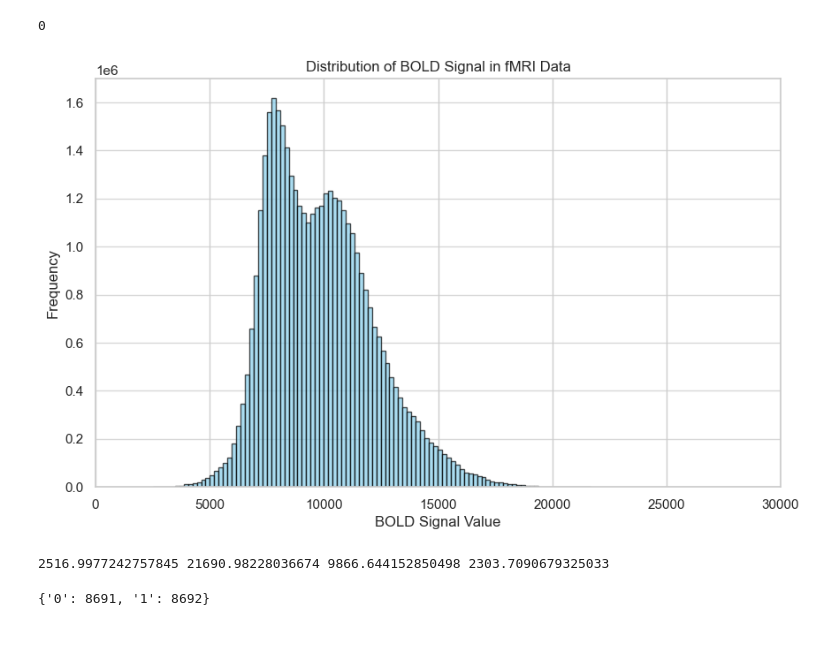
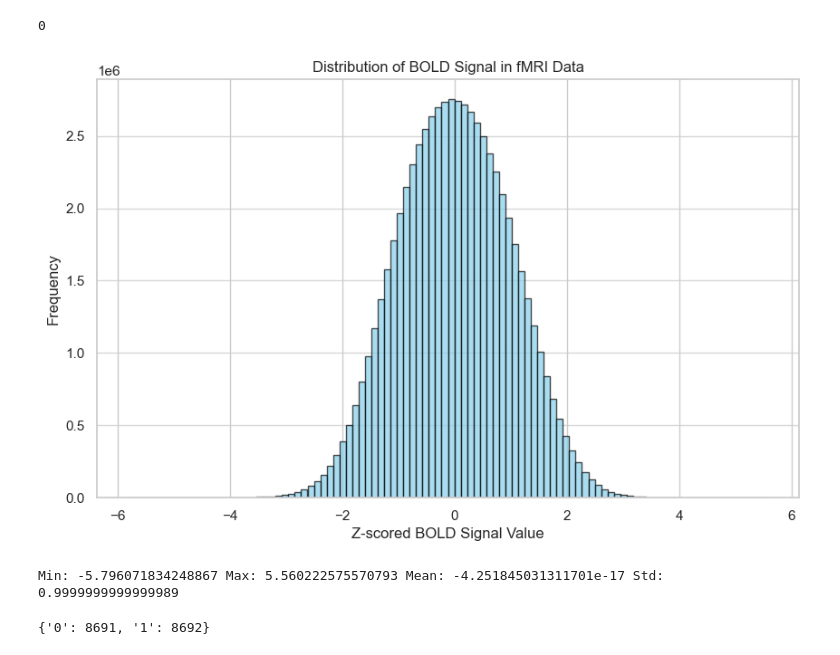
Before and after one commit to aarnol/BolT, a Jupyter notebook: Analysis/Plotting/dataVisualization.ipynb, the cells around one changed output. Saved outputs shown, nothing was run; the diff lists cells and outputs as text; code cells hidden in the pictures.

```diff
--- a/Analysis/Plotting/dataVisualization.ipynb
+++ b/Analysis/Plotting/dataVisualization.ipynb
@@ -9,37 +9,50 @@ import seaborn as sns
 # %%
 #load the fmri data
 
-fmri_data = torch.load('./../../Dataset/Data/hcpWM_sphere_15_sub3.save')
+fmri_data = torch.load('./../../Dataset/Data/hcpWM_sphere30_sphere107.save')
 print(fmri_data[0]['pheno']['label'])
 # %% [output]
 0
 # %%
-#get fmri BOLD signal overall distribution
-#plot the distribution of the fmri data
+import numpy as np
+import matplotlib.pyplot as plt
+import seaborn as sns
+
+# Styling
 sns.set(style="whitegrid")
 sns.set_palette("pastel")
 sns.set_context("notebook")
 sns.set_style("whitegrid")
+
+# Z-score function
+def zscore(entry):
+    # entry shape: (time, rois)
+    mean = np.mean(entry, axis=0)
+    std = np.std(entry, axis=0)
+    return (entry - mean) / std
+
+# Process fMRI data
+data = [zscore(x['roiTimeseries']) for x in fmri_data]  # Each zscored (time, rois)
+data = np.concatenate(data).flatten()  # Flatten into 1D
+
+# Plot
 plt.figure(figsize=(10, 6))
 plt.title("Distribution of BOLD Signal in fMRI Data")
-plt.xlabel("BOLD Signal Value")
+plt.xlabel("Z-scored BOLD Signal Value")
 plt.ylabel("Frequency")
-
-data = [x['roiTimeseries'] for x in fmri_data]
-data = np.concatenate(data).flatten()
 plt.hist(data, bins=100, color='skyblue', edgecolor='black', alpha=0.7)
-plt.xlim(-0, 30000)
-
 plt.grid(axis='y', alpha=0.75)
-
 plt.show()
 
-print(np.min(data), np.max(data), np.mean(data), np.std(data))
+# Stats
+print("Min:", np.min(data), "Max:", np.max(data), "Mean:", np.mean(data), "Std:", np.std(data))
+
+# Optionally save stats
 fmri_max = np.max(data)
 fmri_min = np.min(data)
 # %% [output]
-[figure, old version]
+[figure, new version]
-2516.9977242757845 21690.98228036674 9866.644152850498 2303.7090679325033
+Min: -5.796071834248867 Max: 5.560222575570793 Mean: -4.251845031311701e-17 Std: 0.9999999999999989
 # %%
 from scipy.stats import zscore
 #zscore the timeseries
```
Also changed, not shown: parts of 8 cells of this notebook, 36 other files.
